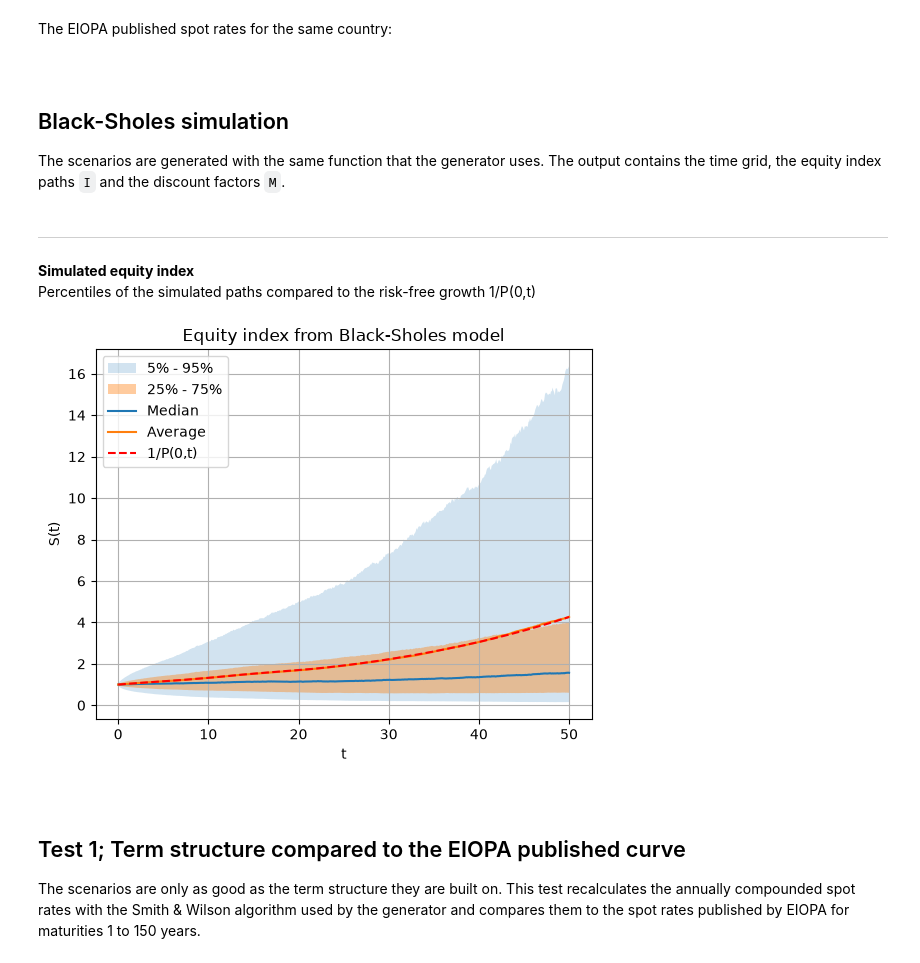
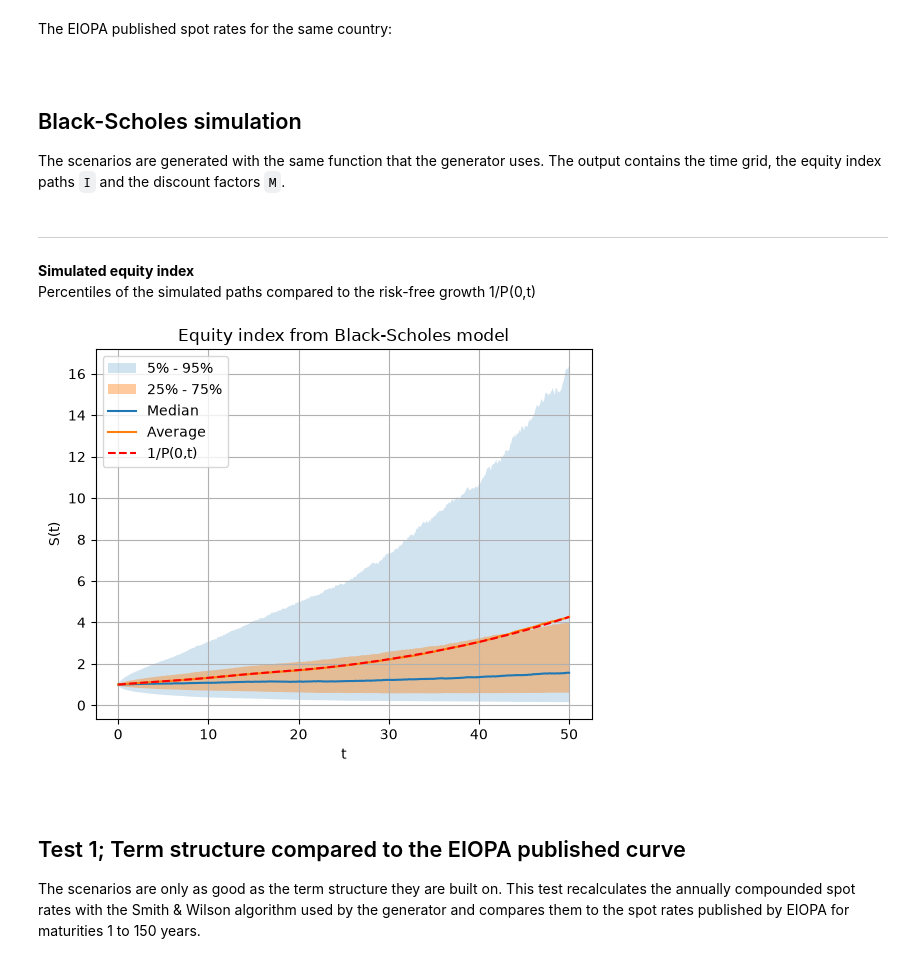
Before and after one commit to open-source-modelling/Light_Economic_Generator, a Jupyter notebook: notebooks/validation_black_scholes.ipynb, the cells around one changed output. Drawn from its saved outputs; the diff is of its cells as text; code cells hidden in the pictures.

```diff
--- a/notebooks/VALIDATION BLACK SHOLES.ipynb
+++ b/notebooks/validation_black_scholes.ipynb
@@ -226,12 +233,12 @@ published_maturities = curve_raw.index.values.astype(float)
 published_spot_rates = curve_raw.loc[:, country].values.astype(float)
 # %% [markdown]
 <a id="7"></a> <br>
-## Black-Sholes simulation
+## Black-Scholes simulation
 
 The scenarios are generated with the same function that the generator uses. The output contains the time grid, the equity index paths `I` and the discount factors `M`.
 # %%
 np.random.seed(seed)
-paths = calculate_black_sholes_paths(num_paths, num_steps, end_time, zero_coupon_price, sigma)
+paths = calculate_black_scholes_paths(num_paths, num_steps, end_time, zero_coupon_price, sigma)
 t = paths["time"]
 I = paths["I"]
 M = paths["M"]
@@ -249,19 +256,19 @@ discounted_index = M * I
 # %%
 percentiles = np.percentile(I, [5, 25, 50, 75, 95], axis=0)
 fig, ax1 = plt.subplots(1,1)
 ax1.fill_between(t, percentiles[0], percentiles[4], alpha=0.2, label="5% - 95%")
 ax1.fill_between(t, percentiles[1], percentiles[3], alpha=0.4, label="25% - 75%")
 ax1.plot(t, percentiles[2], label="Median")
 ax1.plot(t, np.mean(I, axis=0), label="Average")
 ax1.plot(t, 1/implied_term_structure, "--r", label="1/P(0,t)")
 ax1.set_xlabel("t")
 ax1.set_ylabel("S(t)")
-ax1.set_title("Equity index from Black-Sholes model")
+ax1.set_title("Equity index from Black-Scholes model")
 ax1.grid()
 ax1.legend()
 plt.show()
 # %% [output]
-[figure, old version]
+[figure, new version]
 # %% [markdown]
 <a id="8"></a> <br>
 ## Test 1; Term structure compared to the EIOPA published curve
```
Also changed, not shown: parts of 16 cells of this notebook, 13 other files.
